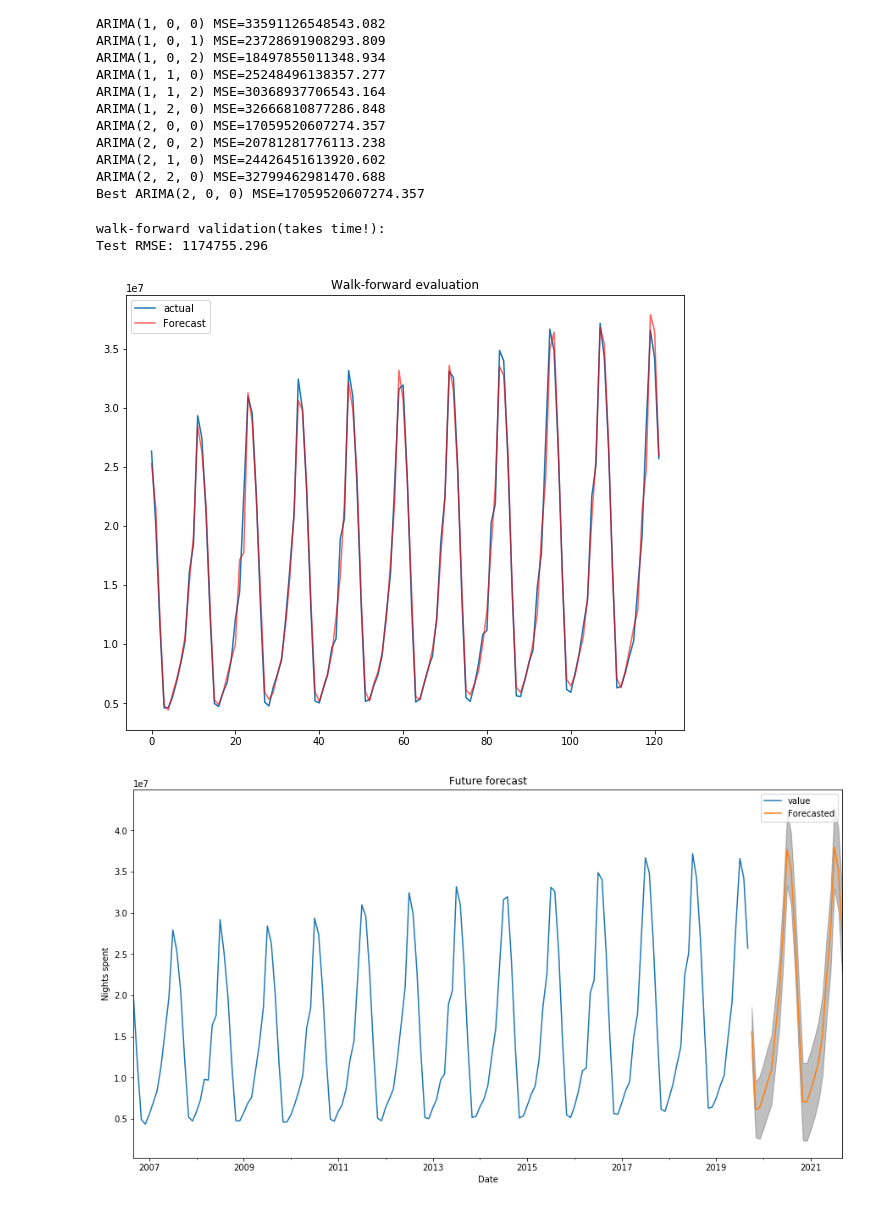
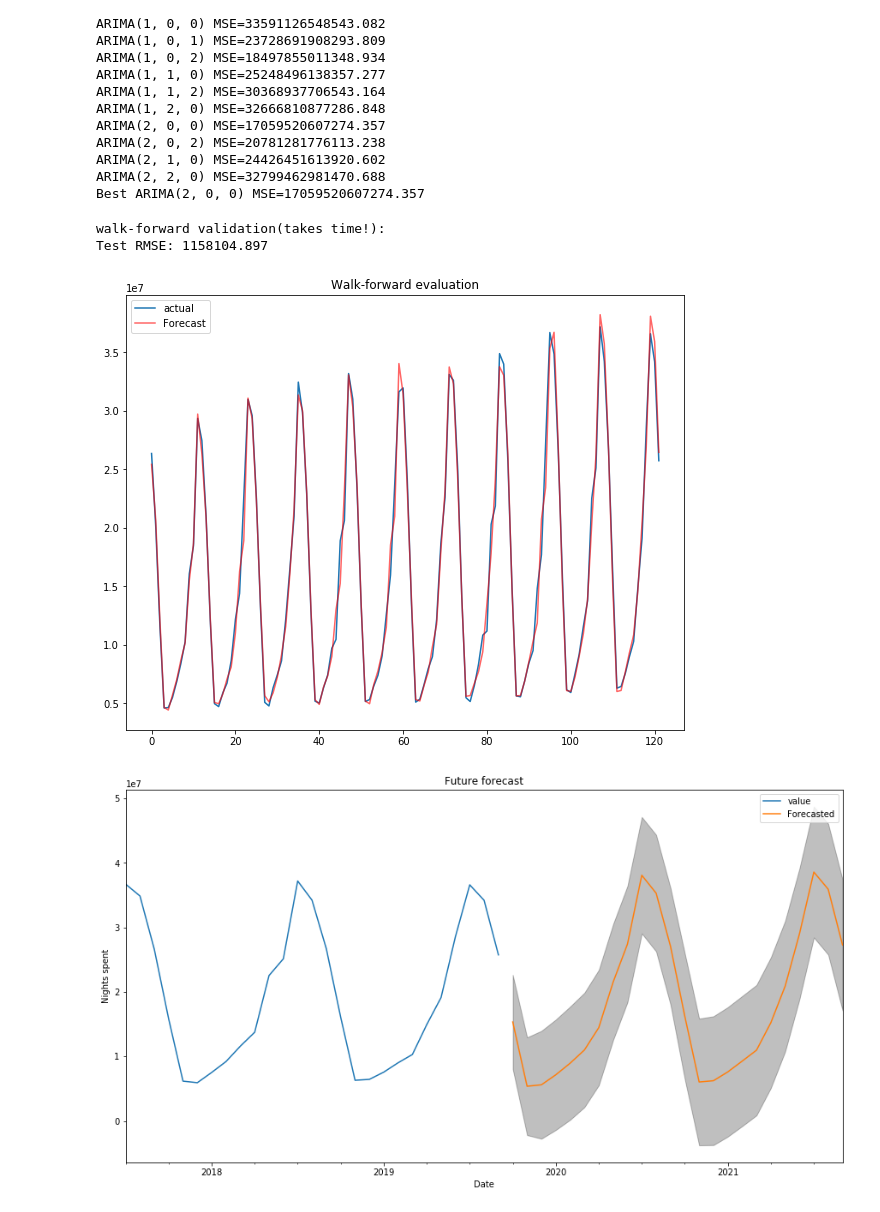
Before and after one commit to mikecai011/ADA-Project, a Jupyter notebook: data_manager/SARIMA_spain_france_italy.ipynb, the cells around one changed output. Cells and saved outputs as stored; diff of their text form; code cells hidden in the pictures.

```diff
--- a/data_manager/SARIMA_spain_france_italy.ipynb
+++ b/data_manager/SARIMA_spain_france_italy.ipynb
@@ -426,9 +386,9 @@ ARIMA(2, 1, 0) MSE=24426451613920.602
 ARIMA(2, 2, 0) MSE=32799462981470.688
 Best ARIMA(2, 0, 0) MSE=17059520607274.357
 # %%
-my_SARIMA(italy, (2, 0, 0), 200)
+my_SARIMA(italy, (2, 0, 0), 330)
 # %% [output]
 walk-forward validation(takes time!):
-Test RMSE: 1174755.296
+Test RMSE: 1158104.897
-[figure, old version]
+[figure, new version]
-[figure, old version]
+[figure, new version]
```
Also changed, not shown: parts of 8 cells of this notebook, 8 other files.
